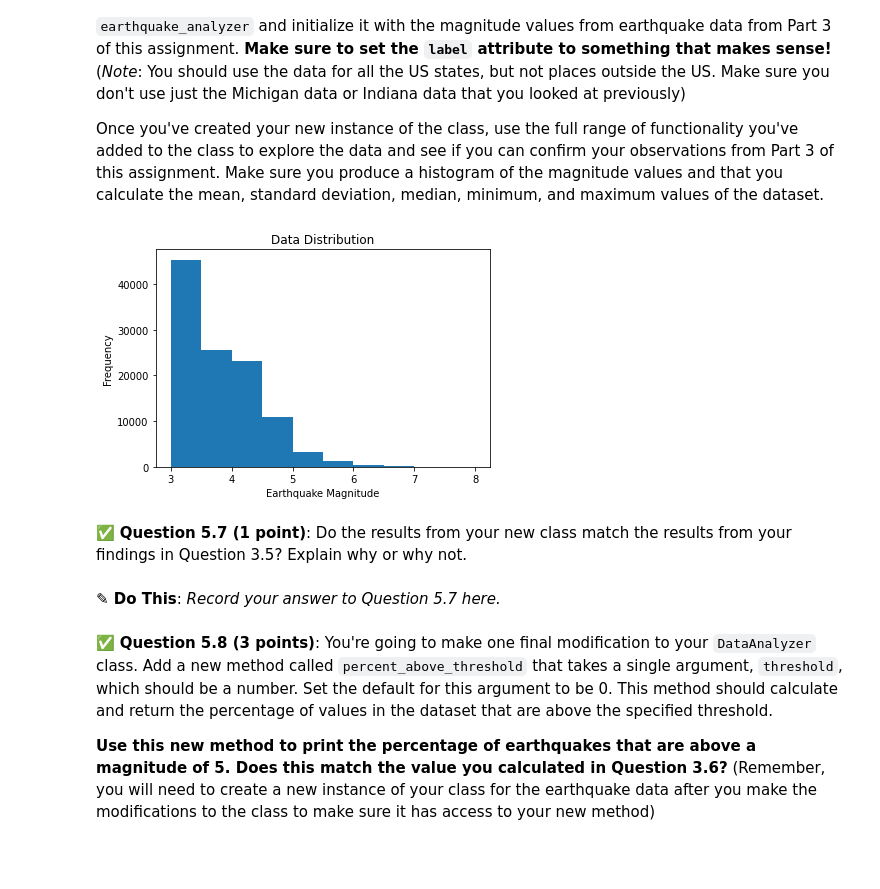
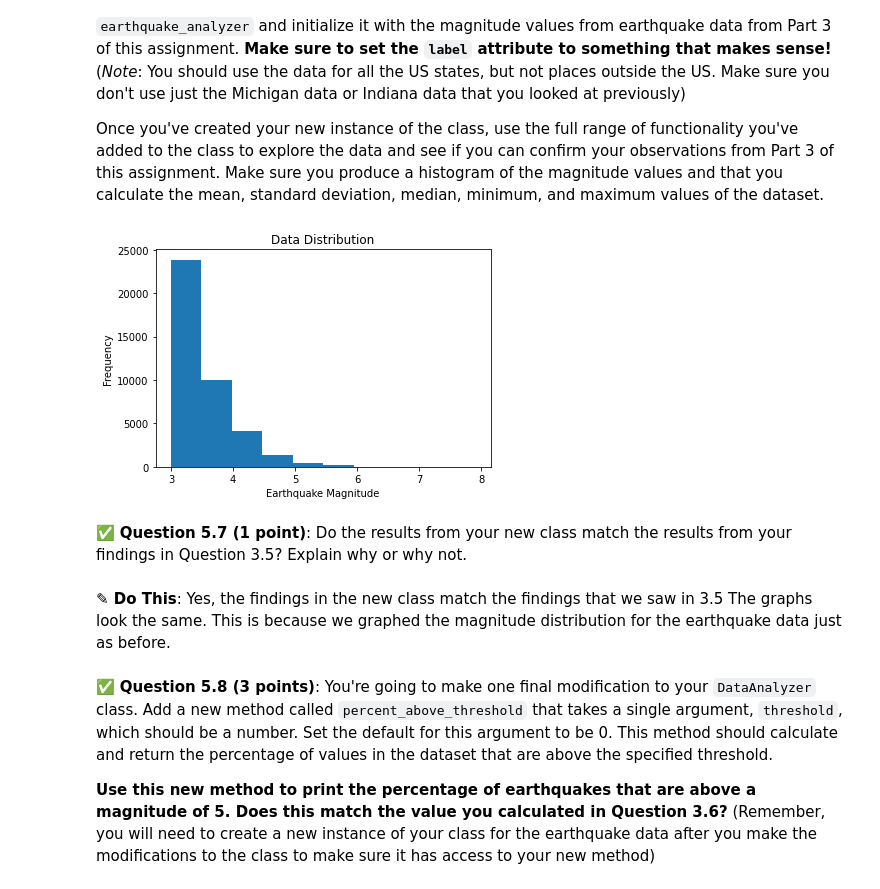
Before and after one commit to mariafaraj/CMSE202-f23-turnin, a Jupyter notebook: hw-01/HW-01_GitPracticeDebuggingPythonPackagesAndClasses-STUDENT.ipynb, the cells around one changed output. Saved outputs shown, nothing was run; the diff lists cells and outputs as text; code cells hidden in the pictures; blank space fills up the shorter version.

```diff
--- a/hw-01/HW-01_GitPracticeDebuggingPythonPackagesAndClasses-STUDENT.ipynb
+++ b/hw-01/HW-01_GitPracticeDebuggingPythonPackagesAndClasses-STUDENT.ipynb
@@ -425,8 +463,7 @@ plt.axis('equal')
 
 
 
-dropped_earthquake = earthquake['state'].dropna()
+
+dropped_earthquake = earthquake.dropna(subset=['state'])
 dropped_earthquake
-
-#ASK ELIZABETH ABOUT THIS
 # %% [output]
@@ -664,7 +736,7 @@ import numpy as np
 class DataAnalyzer:
     # The init method initializes the class instance
     # and saves the input data as an attribute
-    def __init__(self, data, label):
+    def __init__(self, data, label=' '):
         self.data = data
         self.label = label
 
@@ -673,6 +745,7 @@ class DataAnalyzer:
         return np.mean(self.data)
 
     # Computes the standard deviation of the data
+
     def std(self):
         return np.std(self.data)
 
@@ -703,7 +776,8 @@ class DataAnalyzer:
             pass
 
     def percent_above_threshold(self, threshold=0):
-        threshold = np.self
+        thresholddd = self.data > threshold
+        return (len(self.data[thresholddd])/len(self.data)) *100
 
 
 
@@ -802,18 +890,18 @@ Once you've created your new instance of the class, use the full range of functi
 # %%
 ### Put your code here
 
 
-earthquake_analyzer = DataAnalyzer(earthquake['mag'], label='Earthquake Magnitude')
+earthquake_analyzer = DataAnalyzer(dropped_earthquake['mag'], label='Earthquake Magnitude')
 earthquake_analyzer.generate_summary_stats(display=True)
 earthquake_analyzer.plot_histogram()
 
 #IDK WHAT IS WRONG!
 # %% [output]
-[figure, old version]
+[figure, new version]
 # %% [markdown]
 &#9989; **Question 5.7 (1 point)**:  Do the results from your new class match the results from your findings in Question 3.5? Explain why or why not.
-# %% [markdown]
-**<font size=+3>&#9998;</font> Do This**: *Record your answer to Question 5.7 here.*
+# %% [markdown]
+**<font size=+3>&#9998;</font> Do This**: Yes, the findings in the new class match the findings that we saw in 3.5 The graphs look the same. This is because we graphed the magnitude distribution for the earthquake data just as before.
 # %% [markdown]
 &#9989; **Question 5.8 (3 points)**: You're going to make one final modification to your `DataAnalyzer` class. Add a new method called `percent_above_threshold` that takes a single argument, `threshold`, which should be a number. Set the default for this argument to be 0. This method should calculate and return the percentage of values in the dataset that are above the specified threshold.
 
```
Also changed, not shown: parts of 29 cells of this notebook.
